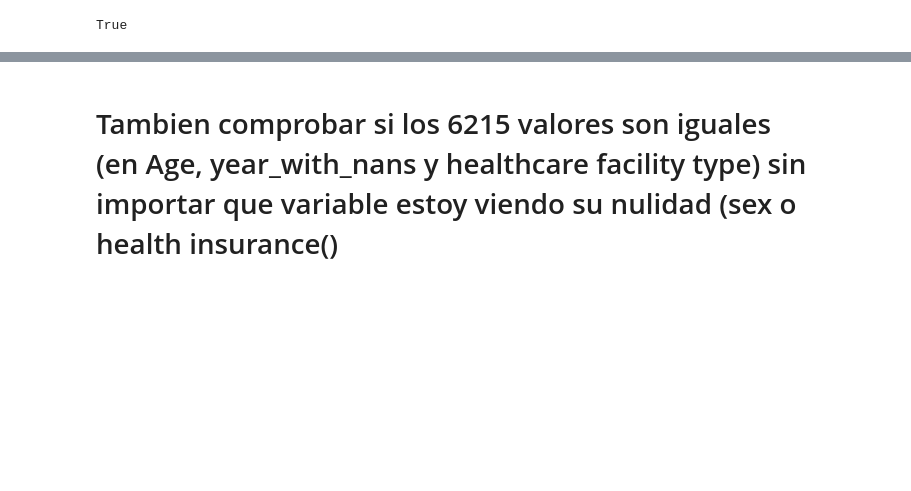
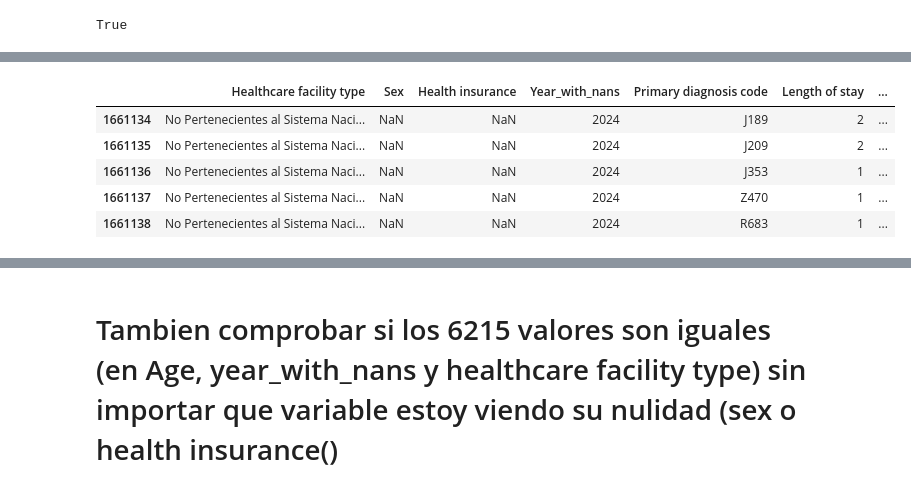
Before and after one commit to mirkopodunavak1996/EDAHospDischarges_Chile2001-2024, a Jupyter notebook: notebooks/Discharges_2021_2024_Cleaning.ipynb, the cells around one changed output, grey strips where cells are left out. Cells and saved outputs as stored; diff of their text form; code cells hidden in the pictures; blank space fills up the shorter version.

```diff
--- a/notebooks/Discharges_2021_2024_Cleaning.ipynb
+++ b/notebooks/Discharges_2021_2024_Cleaning.ipynb
@@ -972,4 +972,4 @@ When 6215 are valid for Age and Year_with_nans but NaN in Sex and Health insuran
 # %%
 df_6215 = df.copy()
 # %%
-df_6215[df_6215["Age"].notna() & df_6215["Sex"].isna() & df_6215["Health insurance"].isna() & df_6215["Year_with_nans"].notna()]
+df_6215 = df_6215[df_6215["Age"].notna() & df_6215["Sex"].isna() & df_6215["Health insurance"].isna() & df_6215["Year_with_nans"].notna()]
@@ -1035,0 +1053,10 @@ True
+# %%
+# 6215 are valid for Age, healthcare facility type and Year_with_nans but NaN in Sex and Health insurance
+df_6215.head()
+# %% [output]
+|  | Healthcare facility type | Sex | Health insurance | Year_with_nans | Primary diagnosis code | Length of stay | ... |
+| 1661134 | No Pertenecientes al Sistema Naci... | NaN | NaN | 2024 | J189 | 2 | ... |
+| 1661135 | No Pertenecientes al Sistema Naci... | NaN | NaN | 2024 | J209 | 2 | ... |
+| 1661136 | No Pertenecientes al Sistema Naci... | NaN | NaN | 2024 | J353 | 1 | ... |
+| 1661137 | No Pertenecientes al Sistema Naci... | NaN | NaN | 2024 | Z470 | 1 | ... |
+| 1661138 | No Pertenecientes al Sistema Naci... | NaN | NaN | 2024 | R683 | 1 | ... |
```
Also changed, not shown: parts of 27 cells of this notebook.
